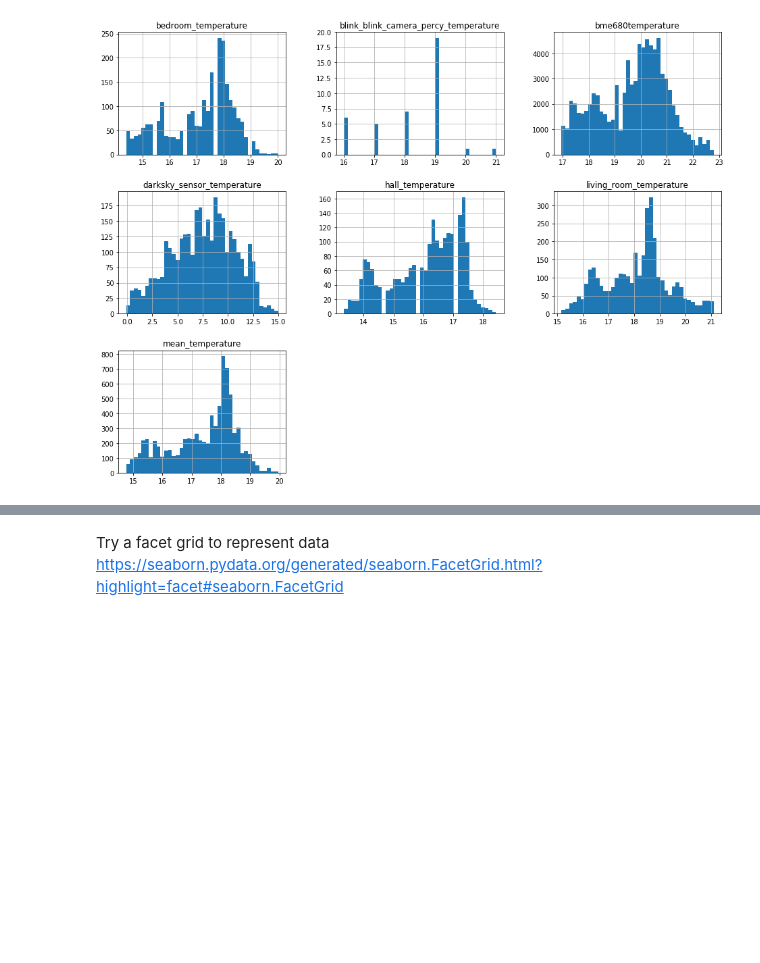
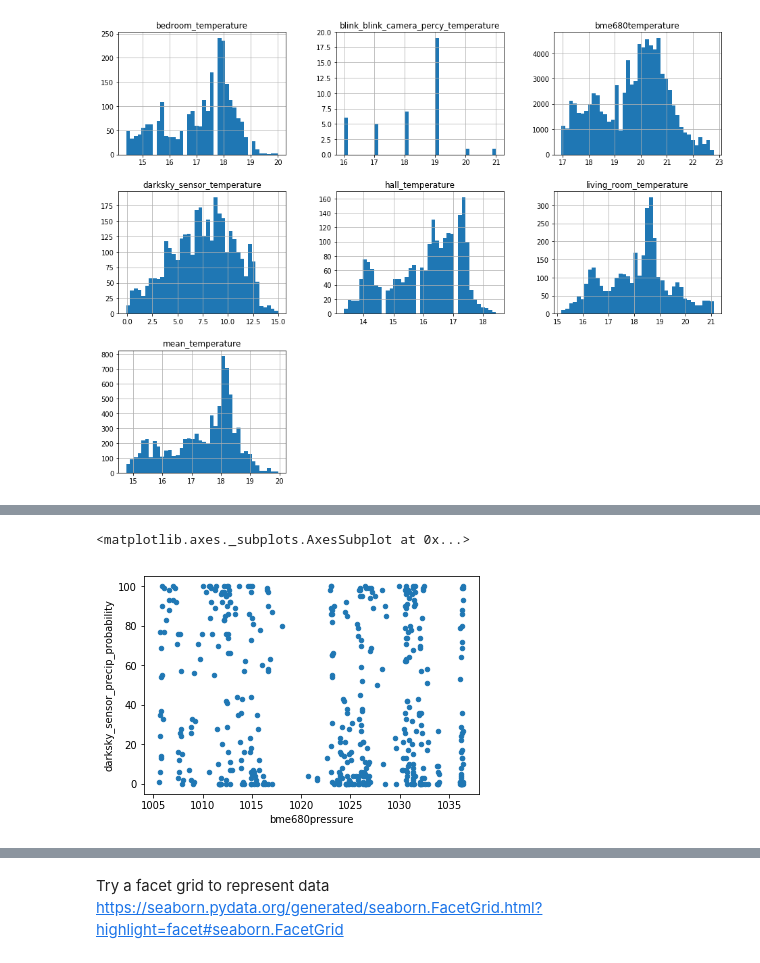
Before and after one commit to robmarkcole/HASS-data-science, a Jupyter notebook: SQLAlchemy HASS 21-11-2017.ipynb, the cells around one changed output, grey strips where cells are left out. Cells and saved outputs as stored; diff of their text form; code cells hidden in the pictures; blank space fills up the shorter version.

```diff
--- a/SQLAlchemy HASS 21-11-2017.ipynb
+++ b/SQLAlchemy HASS 21-11-2017.ipynb
@@ -327,0 +344,5 @@ See the caveats in the documentation: http://pandas.pydata.org/pandas-docs/stabl
+# %%
+sensors_df.plot.scatter('bme680pressure', 'darksky_sensor_precip_probability')
+# %% [output]
+<matplotlib.axes._subplots.AxesSubplot at 0x...>
+[figure, added]
```
Also changed, not shown: parts of 20 cells of this notebook.
